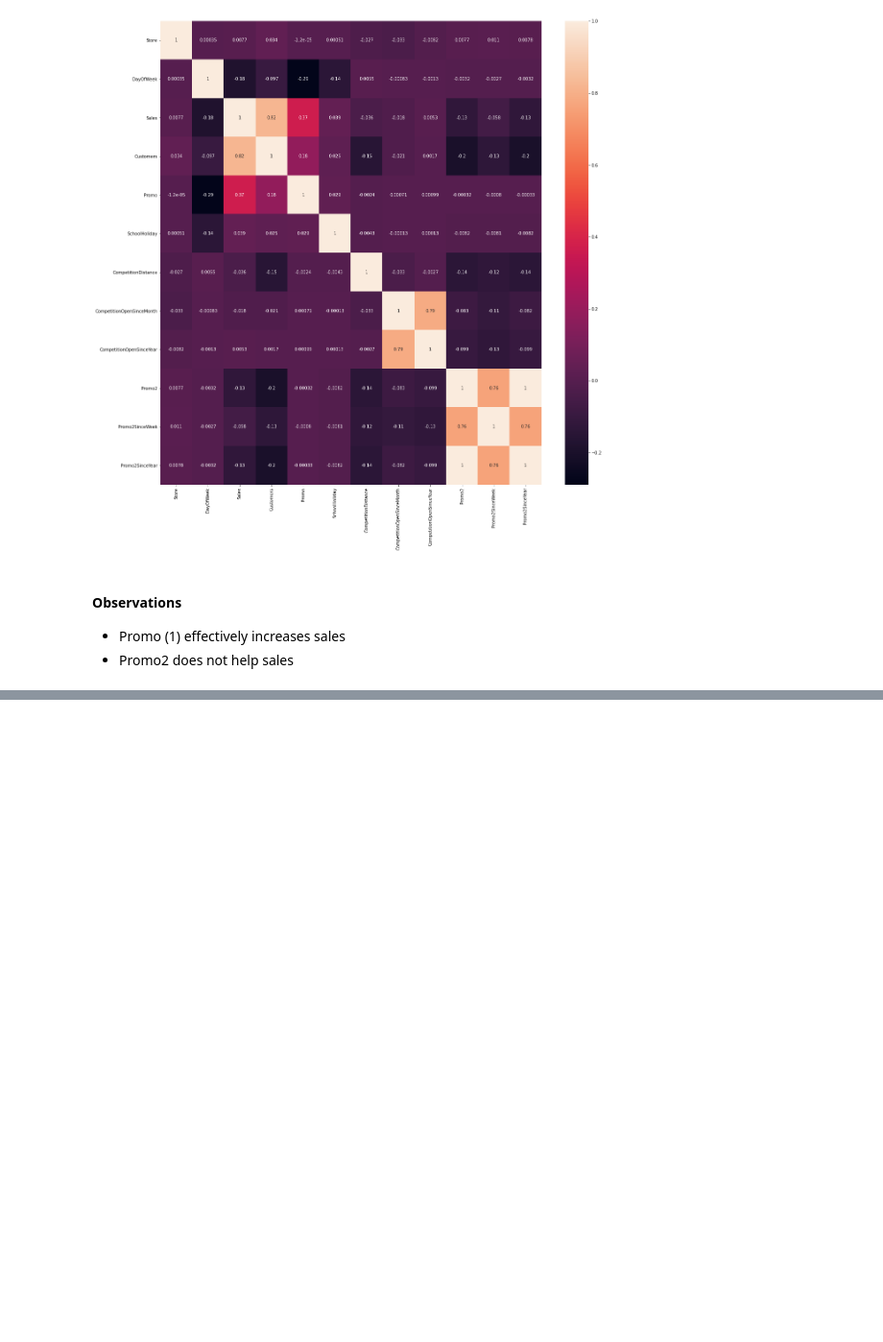
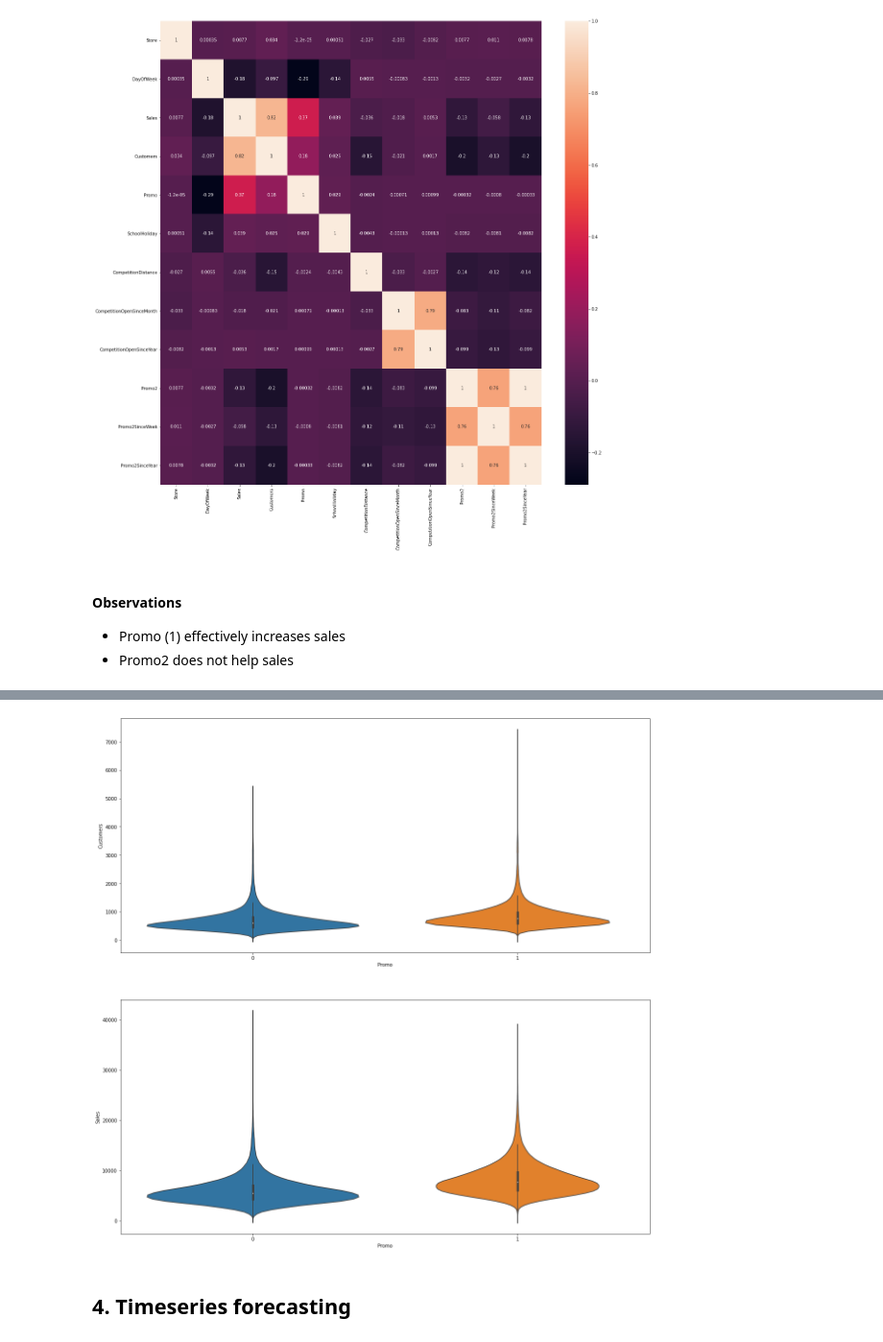
Before and after one commit to JSchoeck/portfolio, a Jupyter notebook: Demos/Case Study Sales/Case Study Sales.ipynb, the cells around one changed output, grey strips where cells are left out. Shown at 96% size. Drawn from its saved outputs; the diff is of its cells as text; code cells hidden in the pictures; blank space fills up the shorter version.

```diff
--- a/Demos/Case Study Sales/Case Study Sales.ipynb
+++ b/Demos/Case Study Sales/Case Study Sales.ipynb
@@ -328,0 +372,11 @@ Name: Sales, dtype: float64
+# %%
+#fig,ax = plt.subplots(figsize=(20,20))
+plt.figure(figsize=(20,20))
+plt.subplot(211)
+sns.violinplot(data=df_total, x='Promo', y='Customers')
+plt.subplot(212)
+sns.violinplot(data=df_total, x='Promo', y='Sales');
+# %% [output]
+[figure, added]
+# %% [markdown]
+## 4. Timeseries forecasting
```
Also changed, not shown: parts of 10 cells of this notebook.
